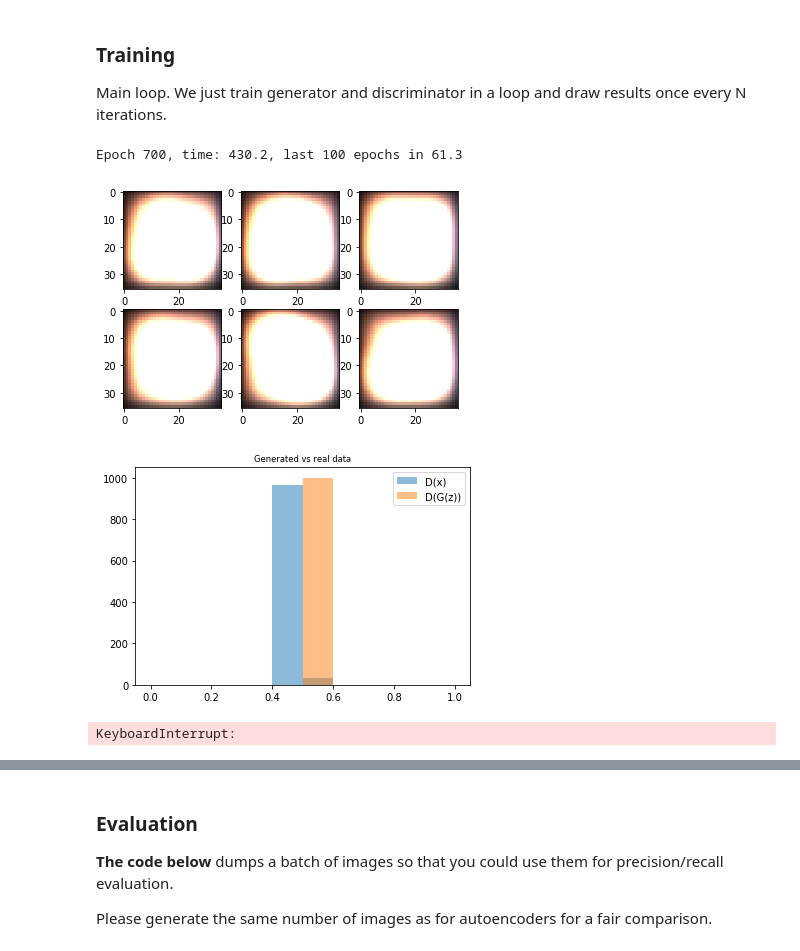
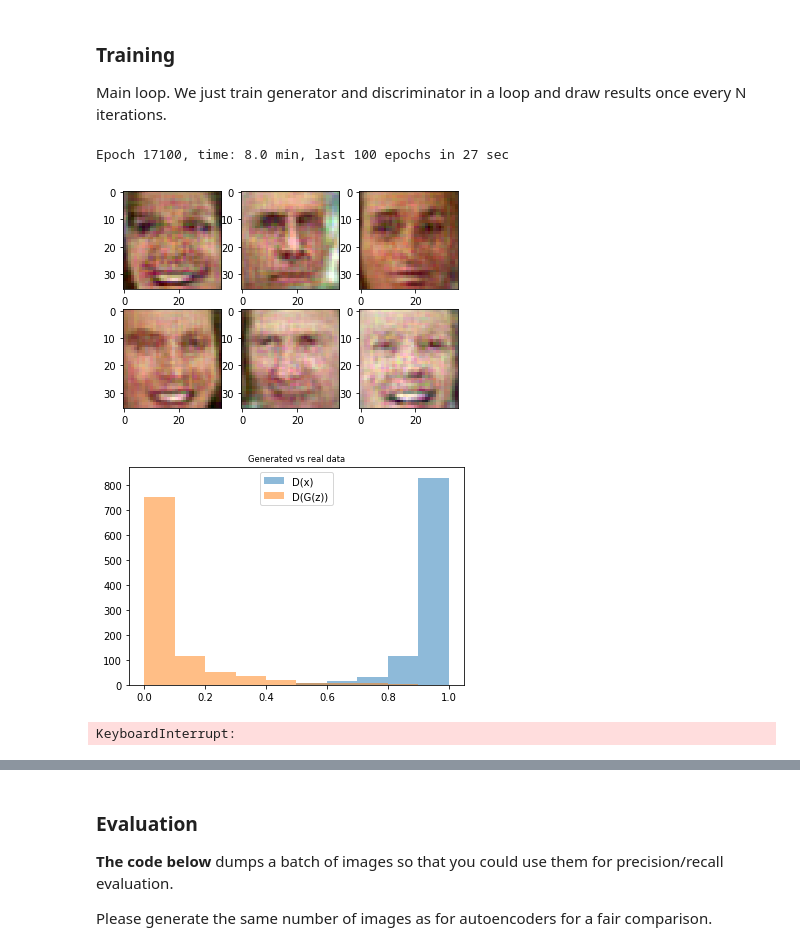
Before and after one commit to liviniuk/dl-course-skoltech, a Jupyter notebook: HW3/homework03_part3a_gan_advanced.ipynb, the cells around one changed output, grey strips where cells are left out. Cells and saved outputs as stored; diff of their text form; code cells hidden in the pictures.

```diff
--- a/HW3/homework03_part3a_gan_advanced.ipynb
+++ b/HW3/homework03_part3a_gan_advanced.ipynb
@@ -204,4 +203,6 @@ tensor([1.0967], device='cuda:0', grad_fn=<NegBackward>)
 # %%
+# C = .1
+
 def discriminator_loss(real_data, generated_data):
     """
     1. compute discriminator's output on real & generated data
@@ -209,12 +210,13 @@ def discriminator_loss(real_data, generated_data):
     3. return discriminator loss (scalar)
     """
     disc_on_real_data = discriminator(real_data) # <discriminator's prediction on real data>
-    disc_on_fake_data = discriminator(generated_data) # <discriminator's prediction on generated data>
+    disc_on_fake_data = discriminator(generated_data.detach()) # <discriminator's prediction on generated data>
 
     logp_real_is_real = F.logsigmoid(disc_on_real_data)
     logp_gen_is_fake = F.logsigmoid(-disc_on_fake_data)
 
     loss = -(logp_real_is_real.mean(dim=0) + logp_gen_is_fake.mean(dim=0)) # <discriminator loss>
+
     return loss
 # %%
 loss = discriminator_loss(sample_data_batch(32),
@@ -260,43 +262,49 @@ Main loop.
 We just train generator and discriminator in a loop and draw results once every N iterations.
 # %%
 #optimizers
-disc_opt = torch.optim.SGD(discriminator.parameters(), lr=5e-3)
-gen_opt = torch.optim.Adam(generator.parameters(), lr=1e-4)
+# disc_opt = torch.optim.SGD(discriminator.parameters(), lr=5e-3)
+# gen_opt = torch.optim.Adam(generator.parameters(), lr=1e-4)
+disc_opt = torch.optim.Adam(discriminator.parameters(), lr=2e-4, betas=(.5,.999))
+gen_opt = torch.optim.Adam(generator.parameters(), lr=2e-4, betas=(.5,.999))
 # %%
 from IPython import display
 from tqdm import tnrange
 import time
 batch_size = 100
 
+n_train_discriminator = 5
+
 since = time.time()
 since_last_print = time.time()
-for epoch in tnrange(50000):
+for epoch in tnrange(15100,50000):
     # Train discriminator
-    for i in range(5):
+    for i in range(n_train_discriminator):
+        disc_opt.zero_grad()
         real_data = sample_data_batch(batch_size)
         fake_data = generator(sample_noise_batch(batch_size))
         loss = discriminator_loss(real_data, fake_data)
         disc_opt.zero_grad()
         loss.backward()
         disc_opt.step()
 
     # Train generator
+    gen_opt.zero_grad()
     noise = sample_noise_batch(batch_size)
     loss = generator_loss(noise)
     gen_opt.zero_grad()
     loss.backward()
     gen_opt.step()
 
     if epoch %100==0:
         display.clear_output(wait=True)
-        print("Epoch %d, time: %.1f sec, last 100 epochs in %.1f sec" % (epoch, time.time() - since, time.time() - since_last_print))
+        print("Epoch %d, time: %.1f min, last 100 epochs in %.0f sec" % (epoch, (time.time() - since)//60, time.time() - since_last_print))
         since_last_print = time.time()
         sample_images(2,3,True)
         sample_probas(1000)
 # %% [output]
-Epoch 700, time: 430.2, last 100 epochs in 61.3
+Epoch 17100, time: 8.0 min, last 100 epochs in 27 sec
-[figure, old version]
+[figure, new version]
-[figure, old version]
+[figure, new version]
 KeyboardInterrupt:
 # %%
 plt.figure(figsize=[16, 24])
```
Also changed, not shown: parts of 8 cells of this notebook.
